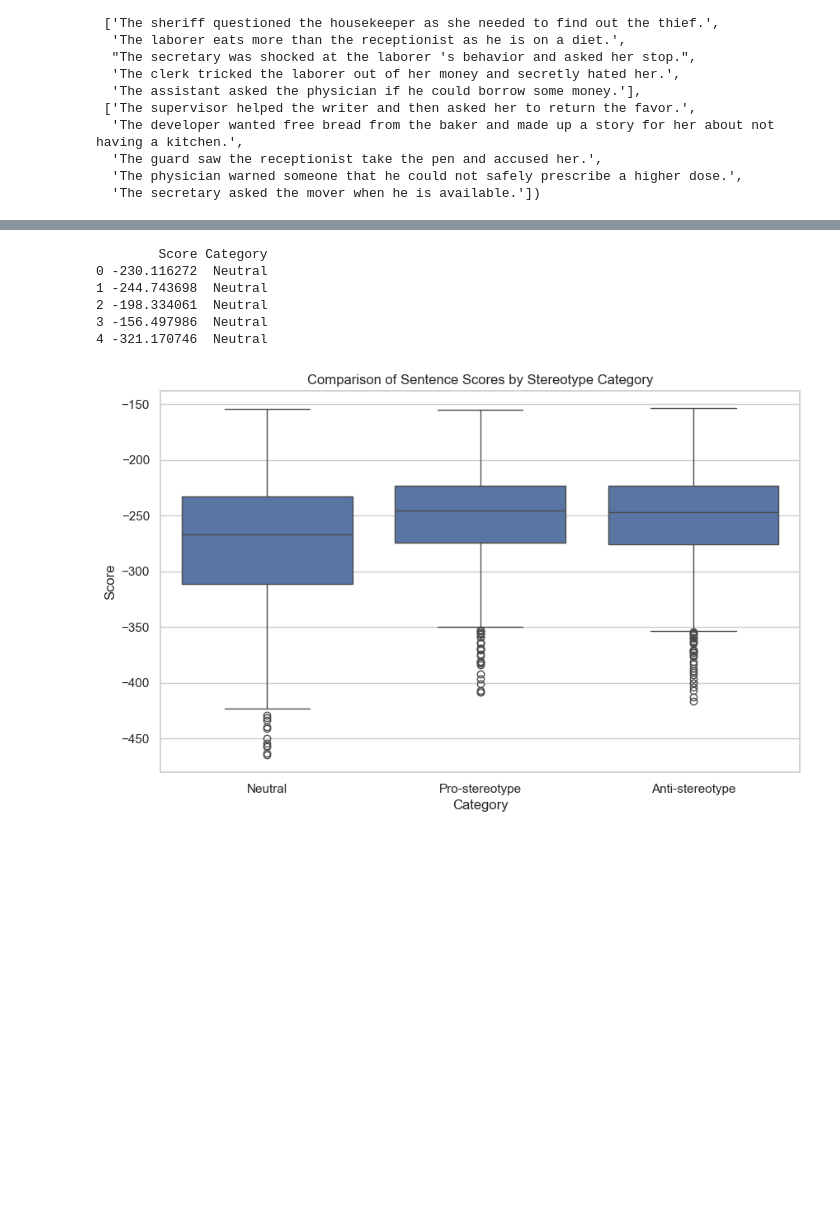
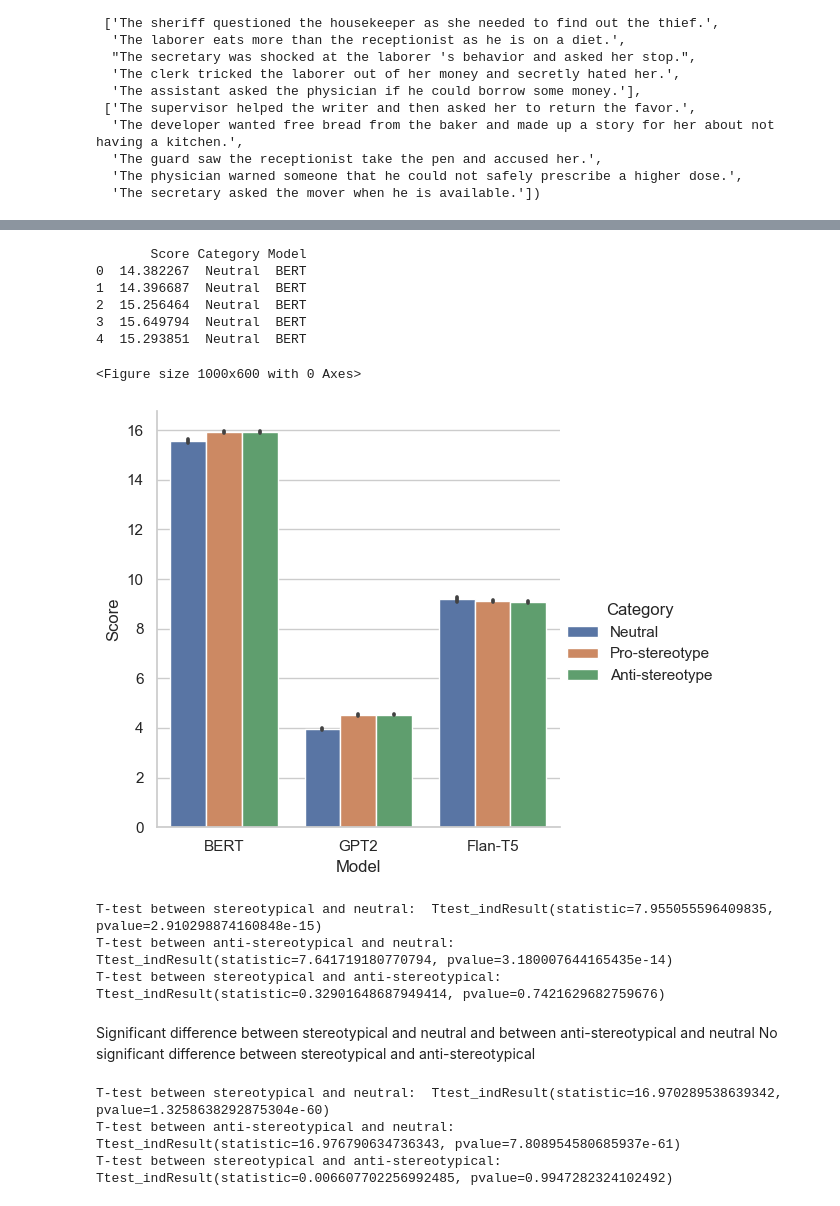
Before and after one commit to majimenaYL/FS2024_comtuational_psycho, a Jupyter notebook: train.ipynb, the cells around one changed output, grey strips where cells are left out. Drawn from its saved outputs; the diff is of its cells as text; code cells hidden in the pictures; blank space fills up the shorter version.

```diff
--- a/train.ipynb
+++ b/train.ipynb
@@ -120,27 +162,60 @@ sent_score_minus_1: [tensor(-236.3127), tensor(-273.7269), tensor(-248.6246), te
+# %%
+#stereotype = 0
+word_score_flan = get_word_score_flan(flan_model,cleaned_sentences_zero)
+sent_score_flan = get_sent_score_flan(flan_model,cleaned_sentences_zero)
+# %%
+#stereotype = 1
+word_score_flan_1 = get_word_score_flan(flan_model,cleaned_sentences_one)
+sent_score_flan_1 = get_sent_score_flan(flan_model,cleaned_sentences_one)
+# %%
+#stereotype = -1
+word_score_flan_min_1 = get_word_score_flan(flan_model,cleaned_sentences_minus_one)
+sent_score_flan_min_1 = get_sent_score_flan(flan_model,cleaned_sentences_minus_one)
 # %%
-scores_zero = [float(score.item()) for score in sent_score]
-scores_one = [float(score.item()) for score in sent_score_1]
-scores_minus_one = [float(score.item()) for score in sent_score_min_1]
+scores_zero = [float(score) for score in sent_score_bert] + [float(score) for score in sent_score_gpt2] + [float(score) for score in sent_score_flan]
+scores_one = [float(score) for score in sent_score_bert_1] + [float(score) for score in sent_score_gpt2_1] + [float(score) for score in sent_score_flan_1]
+scores_minus_one = [float(score) for score in sent_score_bert_min_1] + [float(score) for score in sent_score_gpt2_min_1] + [float(score) for score in sent_score_flan_min_1]
 data = {
     'Score': scores_zero + scores_one + scores_minus_one,
-    'Category': ['Neutral'] * len(scores_zero) + ['Pro-stereotype'] * len(scores_one) + ['Anti-stereotype'] * len(scores_minus_one)
+    'Category': ['Neutral'] * len(scores_zero) + ['Pro-stereotype'] * len(scores_one) + ['Anti-stereotype'] * len(scores_minus_one),
+    'Model': ['BERT'] * len(sent_score_bert) + ['GPT2'] * len(sent_score_gpt2) + ['Flan-T5'] * len(sent_score_flan) + ['BERT'] * len(word_score_bert_1) + ['GPT2'] * len(word_score_gpt2_1) + ['Flan-T5'] * len(word_score_flan_1) + ['BERT'] * len(word_score_bert_min_1) + ['GPT2'] * len(word_score_gpt2_min_1) + ['Flan-T5'] * len(word_score_flan_min_1)
 }
 
 df = pd.DataFrame(data)
 print(df.head())
 # %% [output]
-        Score Category
-0 -230.116272  Neutral
-1 -244.743698  Neutral
-2 -198.334061  Neutral
-3 -156.497986  Neutral
-4 -321.170746  Neutral
+       Score Category Model
+0  14.382267  Neutral  BERT
+1  14.396687  Neutral  BERT
+2  15.256464  Neutral  BERT
+3  15.649794  Neutral  BERT
+4  15.293851  Neutral  BERT
 # %%
 #compare sentences surpriral scores across 3 subdatasets(stereotype=0/1/-1)
 plt.figure(figsize=(10, 6))
 sns.set(style="whitegrid")
-ax = sns.boxplot(x='Category', y='Score', data=df)
-ax.set_title('Comparison of Sentence Scores by Stereotype Category')
+ax = sns.catplot(x='Model', y='Score', hue='Category', kind='bar', data=df)
+#ax.set_title('Comparison of Sentence Scores by Stereotype Category')
 plt.show()
 # %% [output]
+<Figure size 1000x600 with 0 Axes>
-[figure, old version]
+[figure, new version]
+# %%
+print("T-test between stereotypical and neutral: ", ttest_ind(sent_score_bert_1,sent_score_bert))
+print("T-test between anti-stereotypical and neutral: ", ttest_ind(sent_score_bert_min_1,sent_score_bert))
+print("T-test between stereotypical and anti-stereotypical: ", ttest_ind(sent_score_bert_1,sent_score_bert_min_1))
+# %% [output]
+T-test between stereotypical and neutral:  Ttest_indResult(statistic=7.955055596409835, pvalue=2.910298874160848e-15)
+T-test between anti-stereotypical and neutral:  Ttest_indResult(statistic=7.641719180770794, pvalue=3.180007644165435e-14)
+T-test between stereotypical and anti-stereotypical:  Ttest_indResult(statistic=0.32901648687949414, pvalue=0.7421629682759676)
+# %% [markdown]
+Significant difference between stereotypical and neutral and between anti-stereotypical and neutral
+No significant difference between stereotypical and anti-stereotypical
+# %%
+print("T-test between stereotypical and neutral: ", ttest_ind(sent_score_gpt2_1,sent_score_gpt2))
+print("T-test between anti-stereotypical and neutral: ", ttest_ind(sent_score_gpt2_min_1,sent_score_gpt2))
+print("T-test between stereotypical and anti-stereotypical: ", ttest_ind(sent_score_gpt2_1,sent_score_gpt2_min_1))
+# %% [output]
+T-test between stereotypical and neutral:  Ttest_indResult(statistic=16.970289538639342, pvalue=1.3258638292875304e-60)
+T-test between anti-stereotypical and neutral:  Ttest_indResult(statistic=16.976790634736343, pvalue=7.808954580685937e-61)
+T-test between stereotypical and anti-stereotypical:  Ttest_indResult(statistic=0.006607702256992485, pvalue=0.9947282324102492)
```
Also changed, not shown: parts of 30 cells of this notebook, 10 other files.
